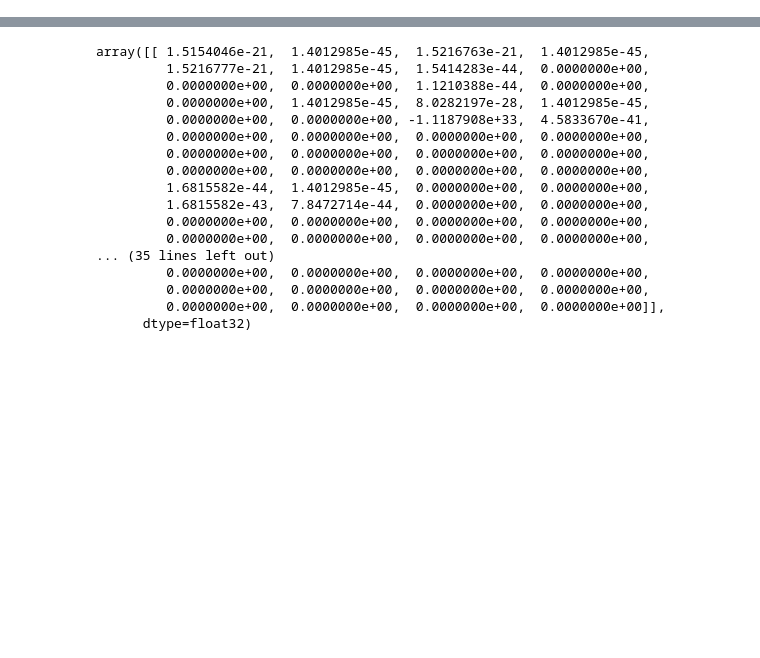
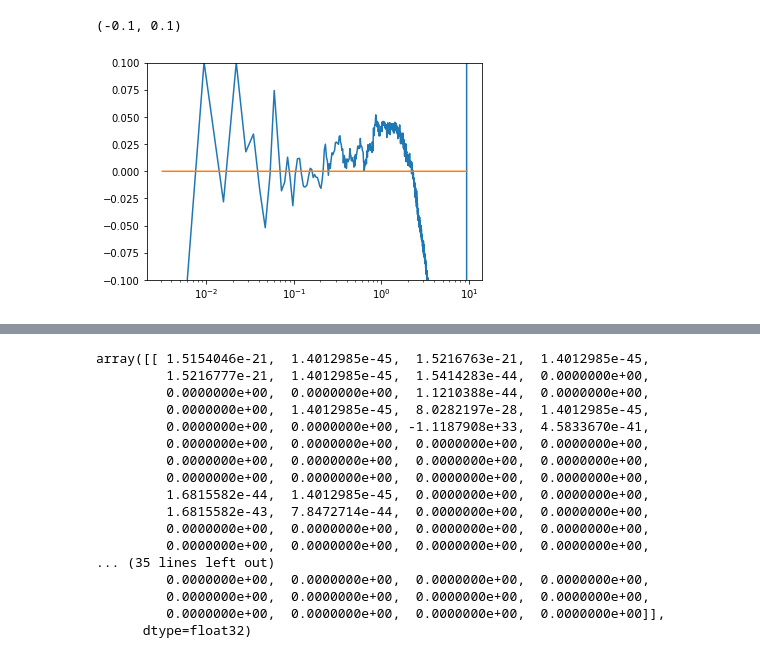
Before and after one commit to AndreasFinke/extruct, a Jupyter notebook: test.ipynb, the cells around one changed output, grey strips where cells are left out. Saved outputs shown, nothing was run; the diff lists cells and outputs as text; code cells hidden in the pictures; blank space fills up the shorter version.

```diff
--- a/test.ipynb
+++ b/test.ipynb
@@ -272,0 +357,7 @@ NameError: name 'god' is not defined
+# %%
+plt.semilogx(kf, (np.interp(kf, pkFFT[0,1:], pkFFT[1,1:]) - pkfnl)/pkfnl)
+plt.semilogx(kf, 0*kf)
+plt.ylim(-0.1, 0.1)
+# %% [output]
+(-0.1, 0.1)
+[figure, added]
```
Also changed, not shown: parts of 7 cells of this notebook, 13 other files.
